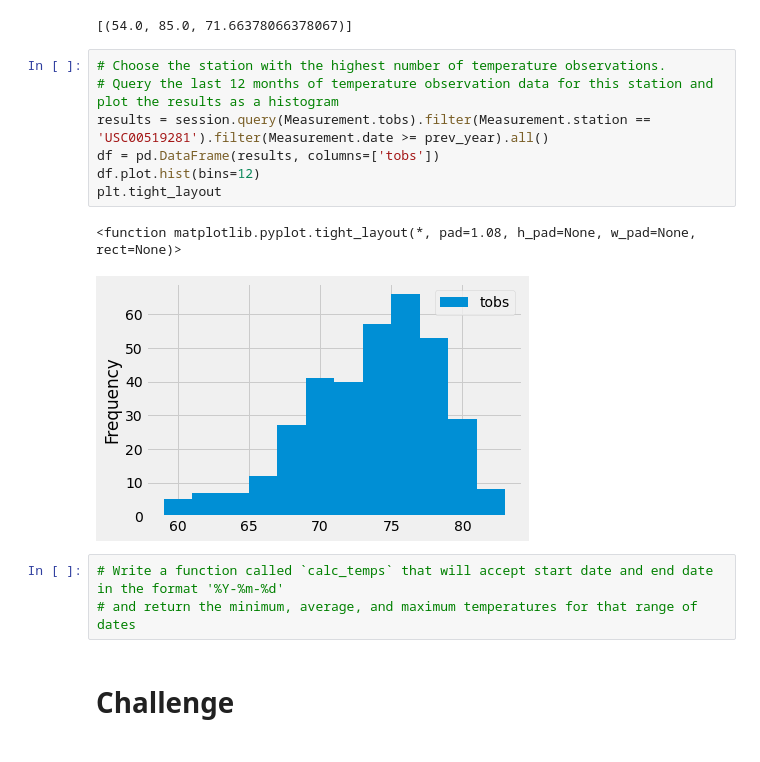
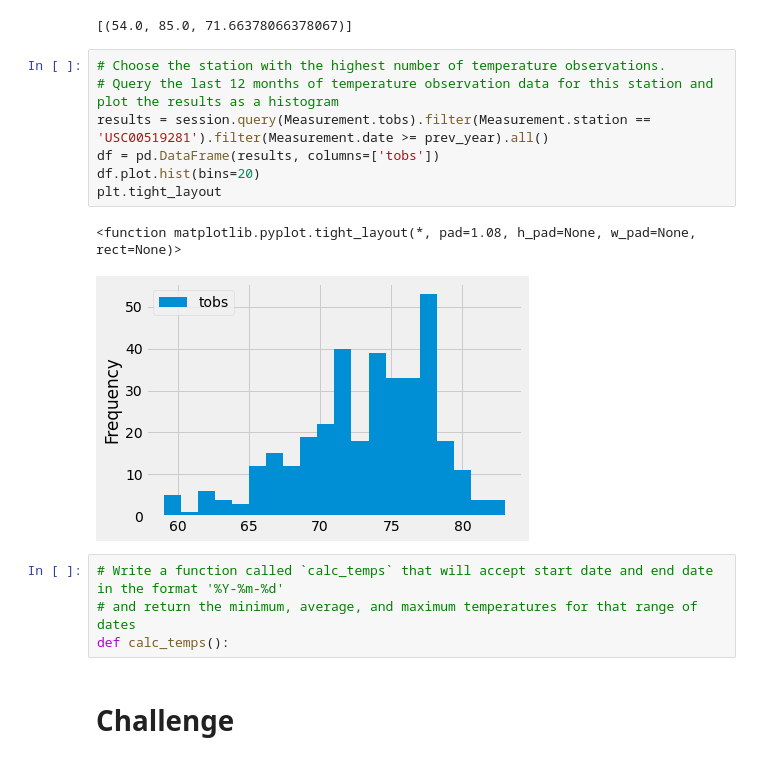
Before and after one commit to rykiprince/Surfs_Up, a Jupyter notebook: climate_analysis.ipynb, the cells around one changed output. Drawn from its saved outputs; the diff is of its cells as text.

```diff
--- a/climate_analysis.ipynb
+++ b/climate_analysis.ipynb
@@ -104,15 +104,16 @@ session.query(func.min(Measurement.tobs), func.max(Measurement.tobs), func.avg(M
 # %%
 # Choose the station with the highest number of temperature observations.
 # Query the last 12 months of temperature observation data for this station and plot the results as a histogram
 results = session.query(Measurement.tobs).filter(Measurement.station == 'USC00519281').filter(Measurement.date >= prev_year).all()
 df = pd.DataFrame(results, columns=['tobs'])
-df.plot.hist(bins=12)
+df.plot.hist(bins=20)
 plt.tight_layout
 # %% [output]
 <function matplotlib.pyplot.tight_layout(*, pad=1.08, h_pad=None, w_pad=None, rect=None)>
-[figure, old version]
+[figure, new version]
 # %%
 # Write a function called `calc_temps` that will accept start date and end date in the format '%Y-%m-%d'
 # and return the minimum, average, and maximum temperatures for that range of dates
+def calc_temps():
 # %% [markdown]
 # Challenge
```
Also changed, not shown: 1 other file.
